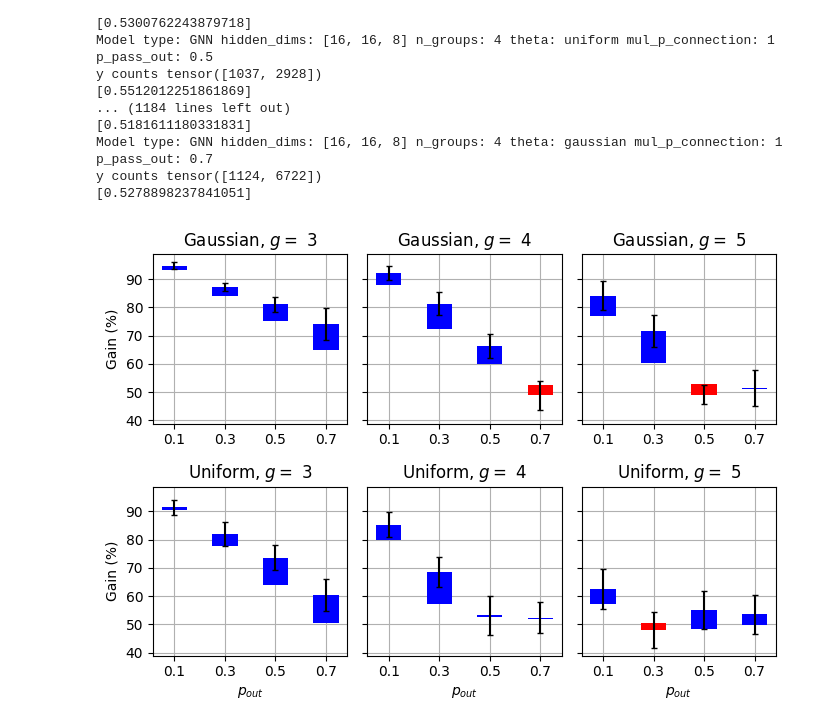
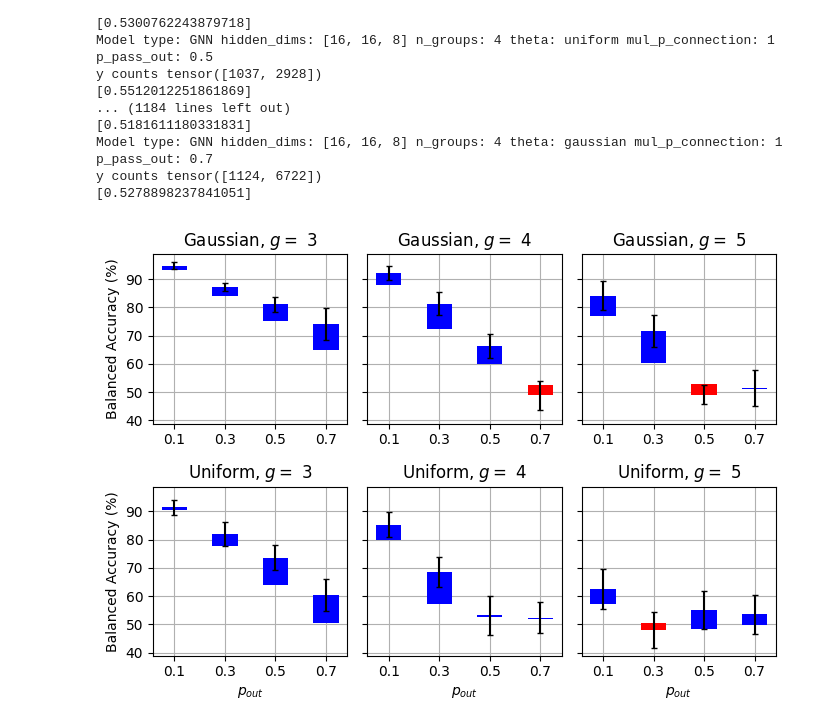
Before and after one commit to lisiq/Modelling-Students-Learning, a Jupyter notebook: plots_synthetic_SBM_delete.ipynb, the cells around one changed output. Cells and saved outputs as stored; diff of their text form; code cells hidden in the pictures.

Commit message:
synth plot

```diff
--- a/plots_synthetic_SBM_delete.ipynb
+++ b/plots_synthetic_SBM_delete.ipynb
@@ -566,6 +566,7 @@ for group, df_group in df.groupby(['n_groups', 'theta_type', 'mul_p_connection',
 # %%
 new_df = pd.concat(df_list)
 # %%
+import matplotlib.pyplot as plt
 import numpy as np
 
 mul_p_connection = 1
@@ -592,35 +593,35 @@ for theta_type in theta_types:
             # (new_df['base'] == base) &
             # (new_df['degree_p_pass_correction'] == degree_p_pass_correction)
             ]
 
         axes[row,col].grid()
         sub_new_df = sub_new_df.copy()
         sub_new_df['color'] = sub_new_df['gain'].apply(lambda x: 'blue' if x>0 else 'red')
         axes[row, col].bar(
             x=sub_new_df['p_pass_out'],
             height=sub_new_df['gain'],
             yerr=sub_new_df['std'],
             color=sub_new_df['color'].values.tolist(),
             width=0.1,
             align='center',
             bottom=sub_new_df['bottom'],
             zorder = 2,
             capsize=2
             )
         axes[row,col].set_title(f"{theta_type.capitalize()}, $g=$ {ng}")# {base} base")
         if col == 0:  # Change this condition to adjust y-axis labels
-            axes[row,col].set_ylabel('Gain (%)')
+            axes[row,col].set_ylabel('Balanced Accuracy (%)')
 
         if row == 1:  # Change this condition to adjust x-axis labels
             axes[row,col].set_xlabel('$p_{out}$')
 
         axes[row,col].set_xticks(sub_new_df['p_pass_out'])
         axes[row,col].set_yticks(np.arange(40, 100, 10))
 
 plt.tight_layout()
 plt.savefig(f'plots_synthetic/Mul_p_connection_{mul_p_connection}.pdf')
 # %% [output]
-[figure, old version]
+[figure, new version]
 # %%
 df[(df['model_type'] == 'GNN') & (df['mul_p_connection'] == 2/3) & (df['p_pass_out'] == 0.1) & (df['theta_type'] == 'lognormal') & (df['n_groups'] == 3)]
 # %%
```
Also changed, not shown: 1 other file.
